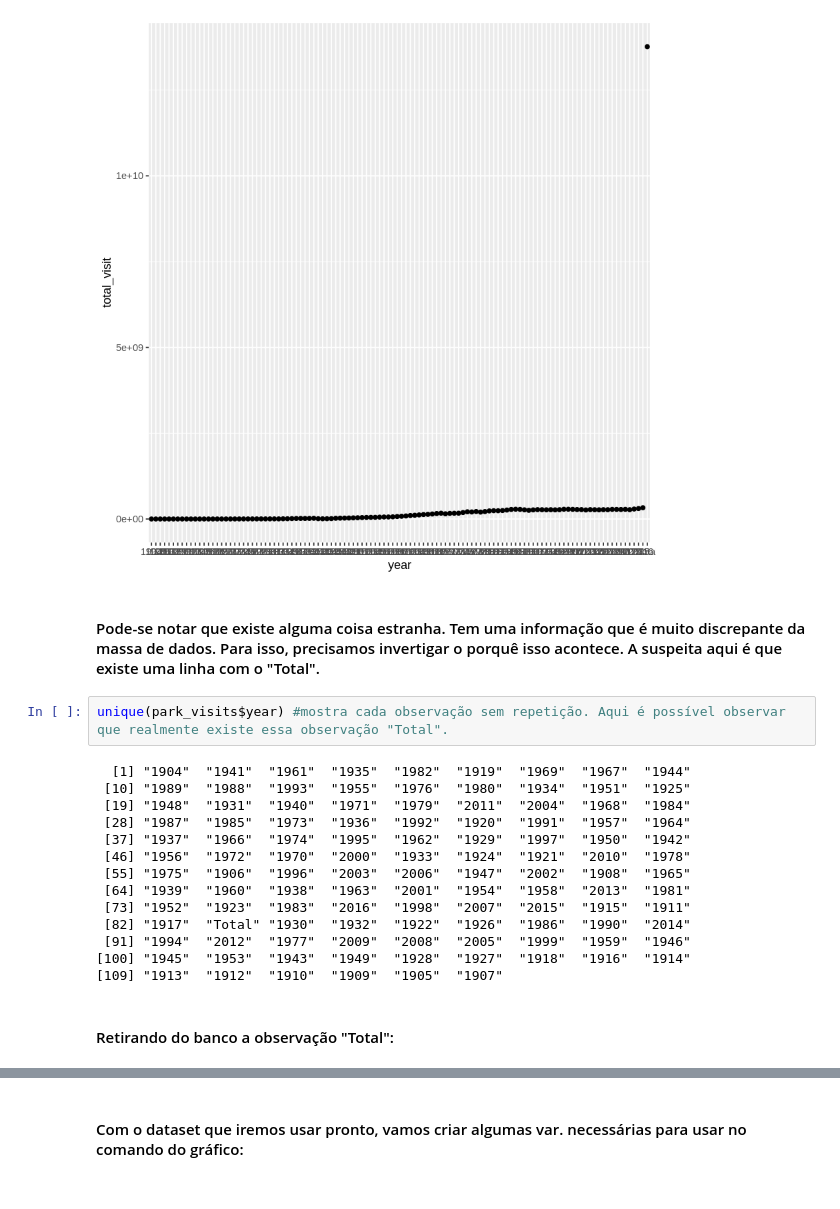
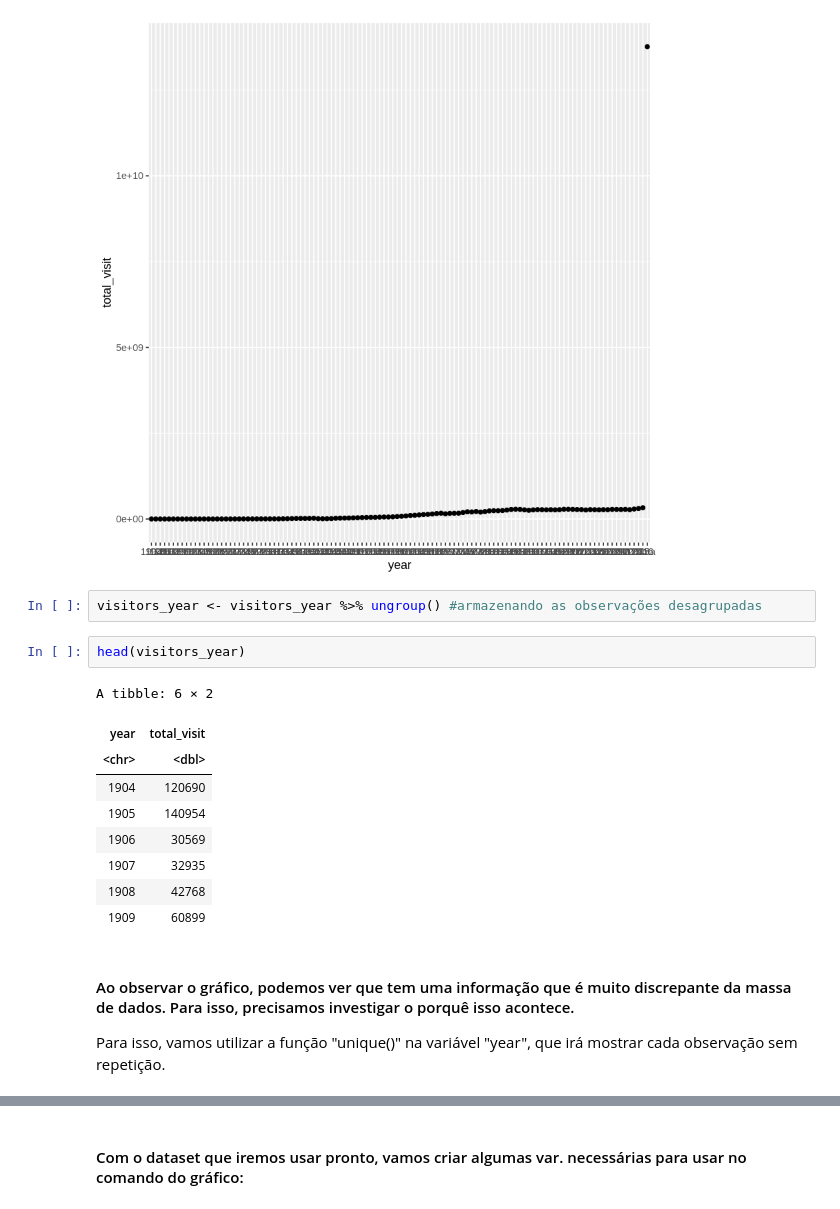
Before and after one commit to Larissa1292/challenge_national_parks, a Jupyter notebook: national_parks.ipynb, the cells around one changed output, grey strips where cells are left out. Cells and saved outputs as stored; diff of their text form.

```diff
--- a/national_parks.ipynb
+++ b/national_parks.ipynb
@@ -127,23 +170,20 @@ ggplot(visitors_year, aes(x = year, y = total_visit)) +
   geom_point()
 # %% [output]
 [figure]
+# %%
+visitors_year <- visitors_year %>% ungroup() #armazenando as observações desagrupadas
+# %%
+head(visitors_year)
+# %% [output]
+A tibble: 6 × 2
+| year | total_visit |
+| <chr> | <dbl> |
+| 1904 | 120690 |
+| 1905 | 140954 |
+| 1906 | 30569 |
+| 1907 | 32935 |
+| 1908 | 42768 |
+| 1909 | 60899 |
 # %% [markdown]
-#### Pode-se notar que existe alguma coisa estranha. Tem uma informação que é muito discrepante da massa de dados. Para isso, precisamos invertigar o porquê isso acontece. A suspeita aqui é que existe uma linha com o "Total".
+#### Ao observar o gráfico, podemos ver que tem uma informação que é muito discrepante da massa de dados. Para isso, precisamos investigar o porquê isso acontece.
+Para isso, vamos utilizar a função "unique()" na variável "year", que irá mostrar cada observação sem repetição.
-# %%
-unique(park_visits$year) #mostra cada observação sem repetição. Aqui é possível observar que realmente existe essa observação "Total".
-# %% [output]
-  [1] "1904"  "1941"  "1961"  "1935"  "1982"  "1919"  "1969"  "1967"  "1944"
- [10] "1989"  "1988"  "1993"  "1955"  "1976"  "1980"  "1934"  "1951"  "1925"
- [19] "1948"  "1931"  "1940"  "1971"  "1979"  "2011"  "2004"  "1968"  "1984"
- [28] "1987"  "1985"  "1973"  "1936"  "1992"  "1920"  "1991"  "1957"  "1964"
- [37] "1937"  "1966"  "1974"  "1995"  "1962"  "1929"  "1997"  "1950"  "1942"
- [46] "1956"  "1972"  "1970"  "2000"  "1933"  "1924"  "1921"  "2010"  "1978"
- [55] "1975"  "1906"  "1996"  "2003"  "2006"  "1947"  "2002"  "1908"  "1965"
- [64] "1939"  "1960"  "1938"  "1963"  "2001"  "1954"  "1958"  "2013"  "1981"
- [73] "1952"  "1923"  "1983"  "2016"  "1998"  "2007"  "2015"  "1915"  "1911"
- [82] "1917"  "Total" "1930"  "1932"  "1922"  "1926"  "1986"  "1990"  "2014"
- [91] "1994"  "2012"  "1977"  "2009"  "2008"  "2005"  "1999"  "1959"  "1946"
-[100] "1945"  "1953"  "1943"  "1949"  "1928"  "1927"  "1918"  "1916"  "1914"
-[109] "1913"  "1912"  "1910"  "1909"  "1905"  "1907"
-# %% [markdown]
-#### Retirando do banco a observação "Total":
```
Also changed, not shown: parts of 31 cells of this notebook.
